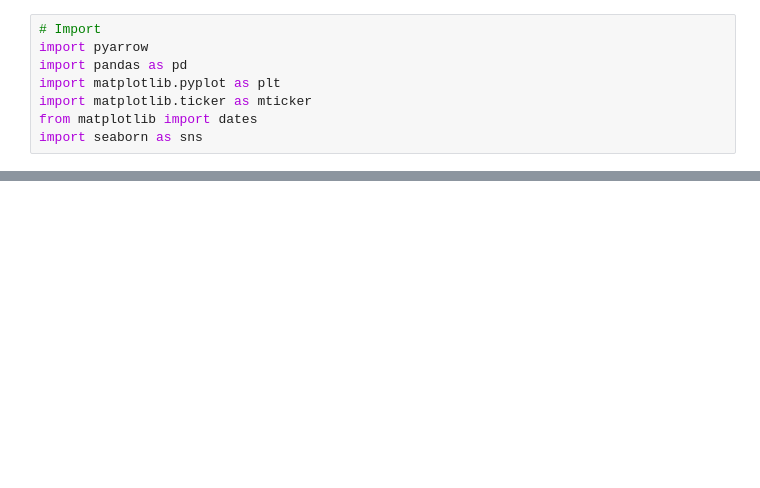
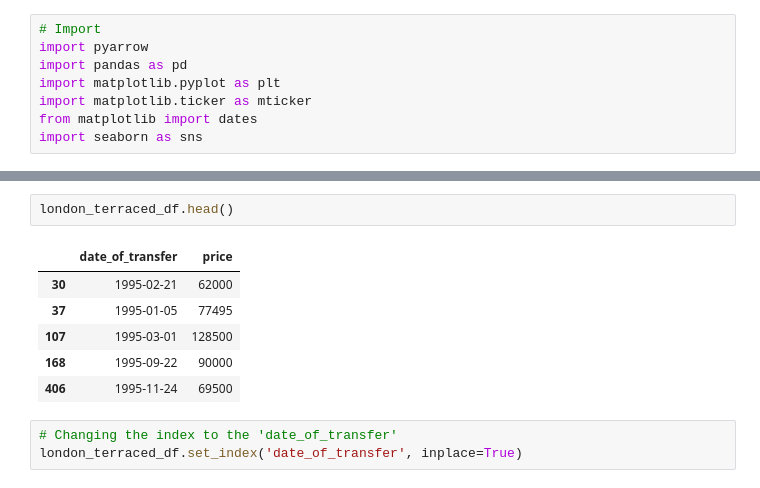
Before and after one commit to MatejBursik/TenOne_cloud_ai, a Jupyter notebook: UK_housing/forcasting_data.ipynb, the cells around one changed output, grey strips where cells are left out. Drawn from its saved outputs; the diff is of its cells as text; blank space fills up the shorter version.

```diff
--- a/UK_housing/forcasting_data.ipynb
+++ b/UK_housing/forcasting_data.ipynb
@@ -57,0 +95,12 @@ plt.show()
+# %%
+london_terraced_df.head()
+# %% [output]
+|  | date_of_transfer | price |
+| 30 | 1995-02-21 | 62000 |
+| 37 | 1995-01-05 | 77495 |
+| 107 | 1995-03-01 | 128500 |
+| 168 | 1995-09-22 | 90000 |
+| 406 | 1995-11-24 | 69500 |
+# %%
+# Changing the index to the 'date_of_transfer'
+london_terraced_df.set_index('date_of_transfer', inplace=True)
```
Also changed, not shown: parts of 10 cells of this notebook, 5 other files.
